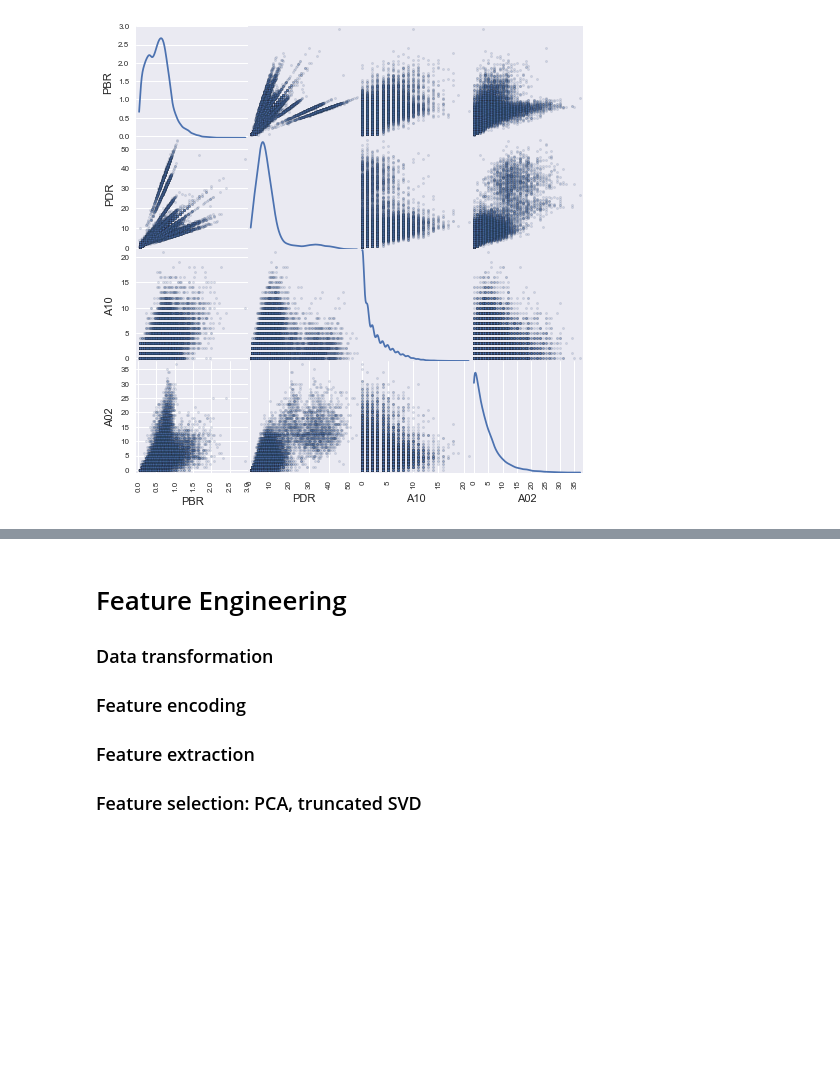
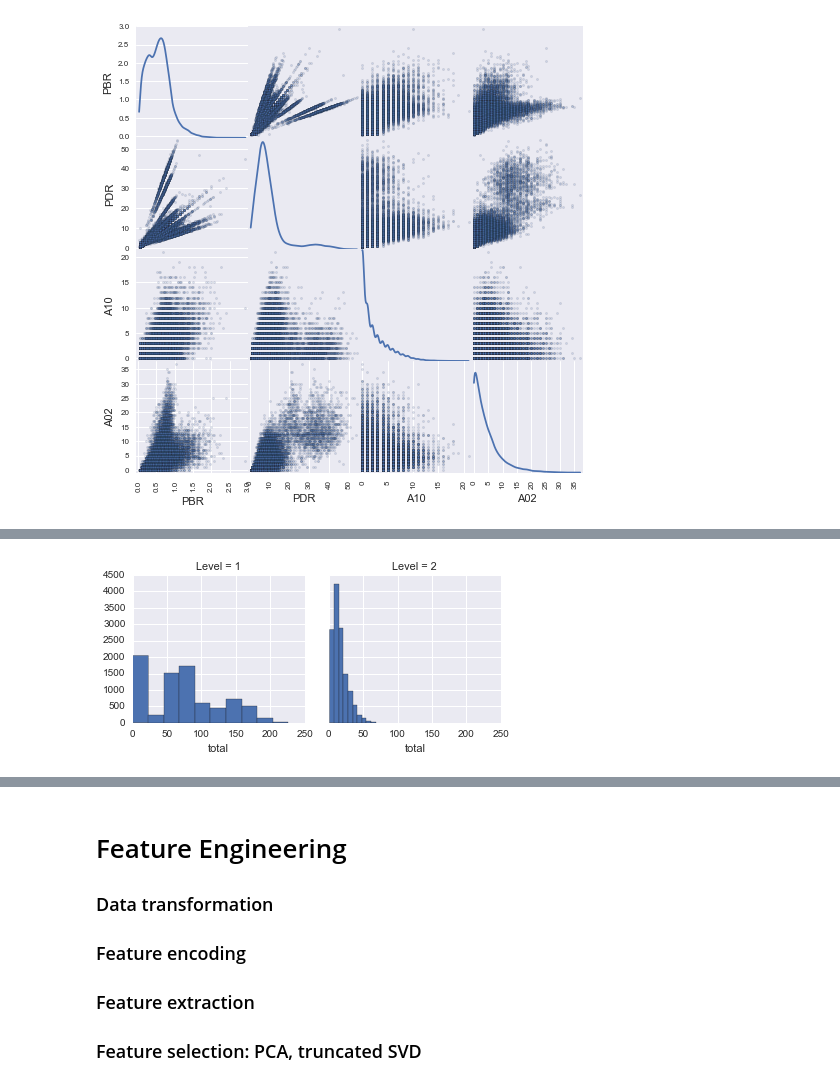
Before and after one commit to wlsherica/FunTime, a Jupyter notebook: spkgroup/ipythonJupyter/KAMERA_201604.ipynb, the cells around one changed output, grey strips where cells are left out. Drawn from its saved outputs; the diff is of its cells as text; code cells hidden in the pictures; blank space fills up the shorter version.

```diff
--- a/spkgroup/ipythonJupyter/KAMERA_201604.ipynb
+++ b/spkgroup/ipythonJupyter/KAMERA_201604.ipynb
@@ -324,0 +389,7 @@ array([[<matplotlib.axes._subplots.AxesSubplot object at 0x...>,
+# %%
+#sns.distplot(rawdata.A05);
+
+g = sns.FacetGrid(rawdata, col="Level") #,  row="smoker")
+g = g.map(plt.hist, "total")
+# %% [output]
+[figure, added]
```
Also changed, not shown: parts of 18 cells of this notebook.
